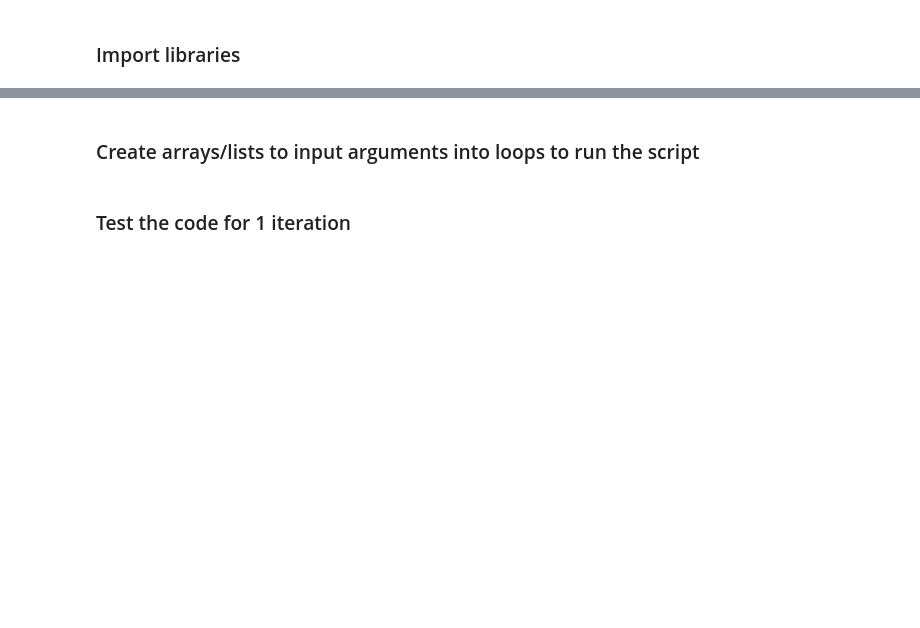
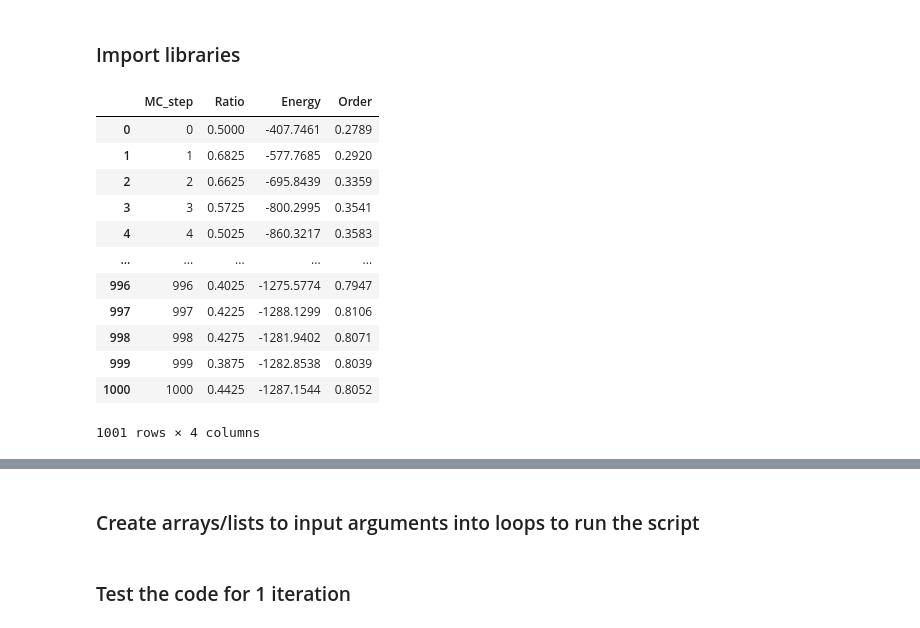
Before and after one commit to KayVeeZ/LebwohlLasher, a Jupyter notebook: testing_notebook.ipynb, the cells around one changed output, grey strips where cells are left out. Cells and saved outputs as stored; diff of their text form; code cells hidden in the pictures; blank space fills up the shorter version.

```diff
--- a/testing_notebook.ipynb
+++ b/testing_notebook.ipynb
@@ -7,0 +16,16 @@ import matplotlib.pyplot as plt
+# %%
+optimal_param_out
+# %% [output]
+|  | MC_step | Ratio | Energy | Order |
+| 0 | 0 | 0.5000 | -407.7461 | 0.2789 |
+| 1 | 1 | 0.6825 | -577.7685 | 0.2920 |
+| 2 | 2 | 0.6625 | -695.8439 | 0.3359 |
+| 3 | 3 | 0.5725 | -800.2995 | 0.3541 |
+| 4 | 4 | 0.5025 | -860.3217 | 0.3583 |
+| ... | ... | ... | ... | ... |
+| 996 | 996 | 0.4025 | -1275.5774 | 0.7947 |
+| 997 | 997 | 0.4225 | -1288.1299 | 0.8106 |
+| 998 | 998 | 0.4275 | -1281.9402 | 0.8071 |
+| 999 | 999 | 0.3875 | -1282.8538 | 0.8039 |
+| 1000 | 1000 | 0.4425 | -1287.1544 | 0.8052 |
+1001 rows × 4 columns
```
Also changed, not shown: parts of 19 cells of this notebook, 1 other file.
